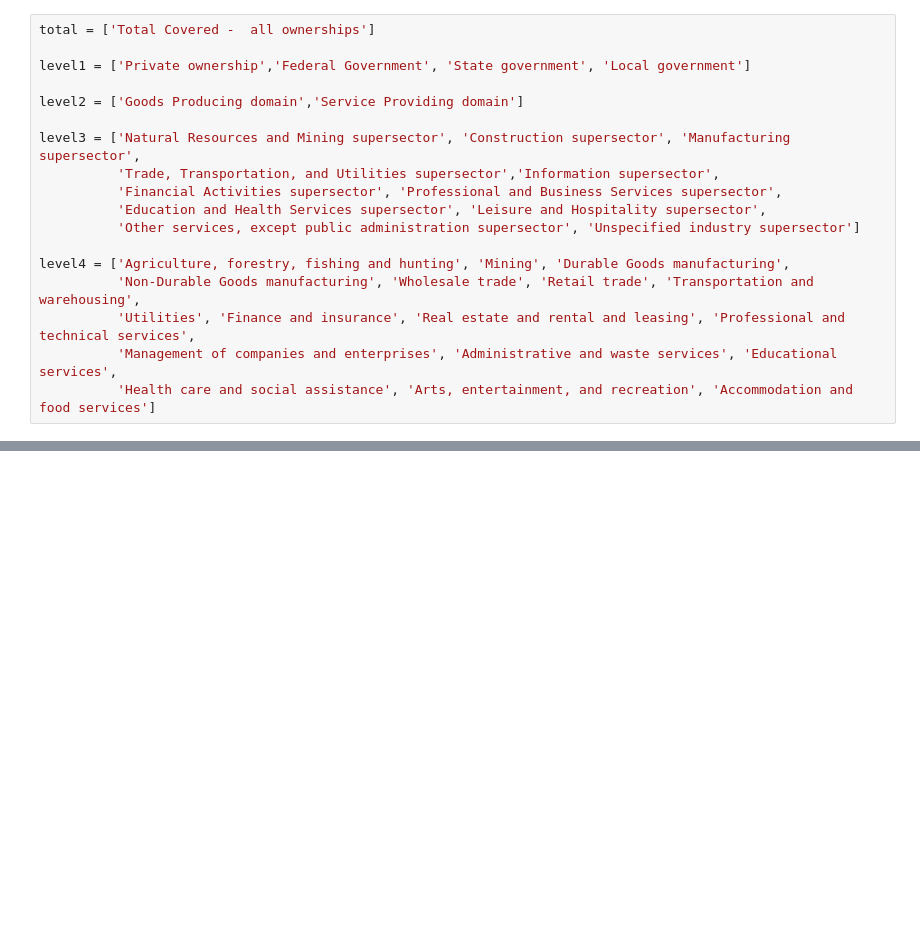
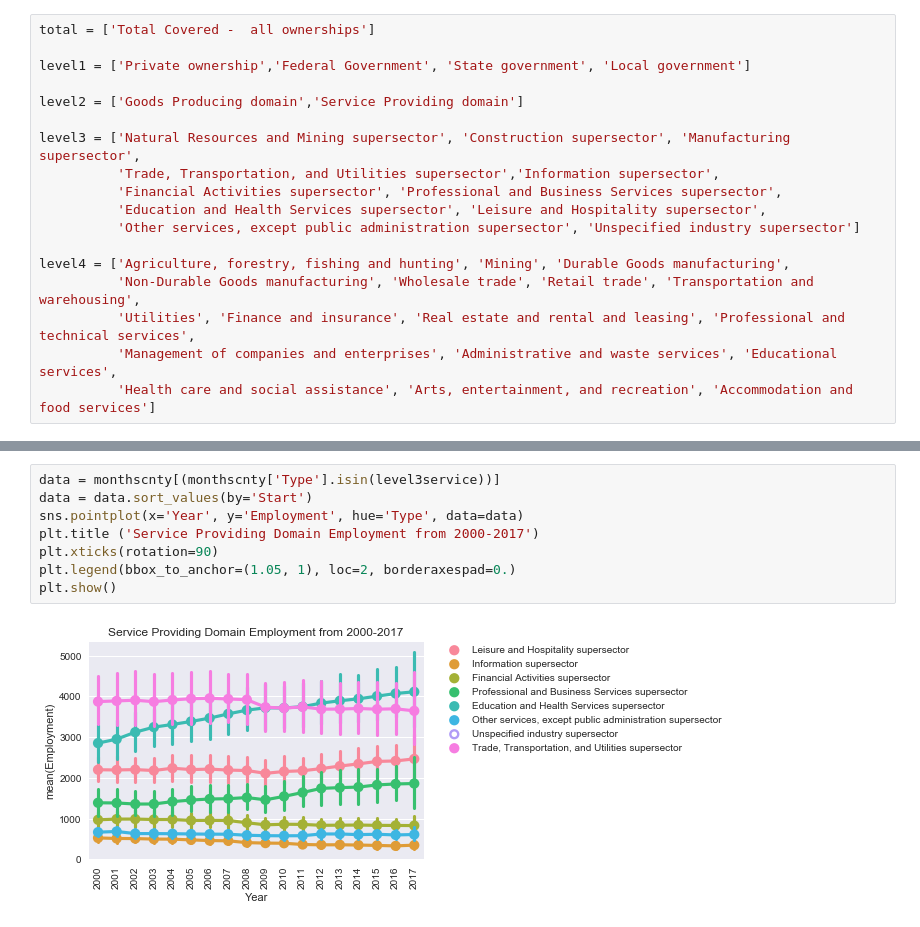
Before and after one commit to kefortney/Labor-Ind-Sect-State-County-2000-2017, a Jupyter notebook: 3. Data Exploration.ipynb, the cells around one changed output, grey strips where cells are left out. Drawn from its saved outputs; the diff is of its cells as text; blank space fills up the shorter version.

```diff
--- a/3. Data Exploration.ipynb
+++ b/3. Data Exploration.ipynb
@@ -209 +225,11 @@ plt.show()
+# %%
+data = monthscnty[(monthscnty['Type'].isin(level3service))]
+data = data.sort_values(by='Start')
+sns.pointplot(x='Year', y='Employment', hue='Type', data=data)
+plt.title ('Service Providing Domain Employment from 2000-2017')
+plt.xticks(rotation=90)
+plt.legend(bbox_to_anchor=(1.05, 1), loc=2, borderaxespad=0.)
+plt.show()
+# %% [output]
+[figure, added]
 # %%
```
Also changed, not shown: parts of 37 cells of this notebook, 6 other files.
